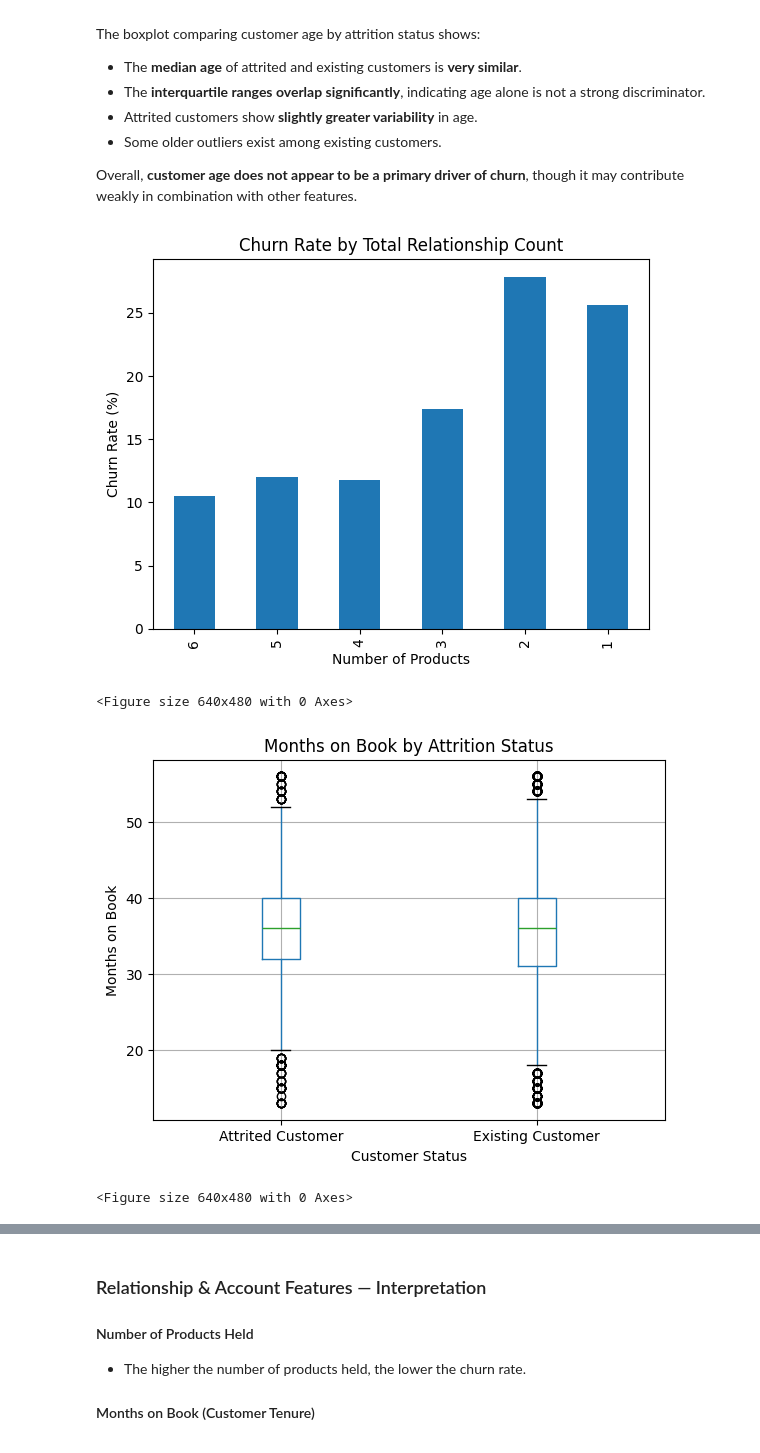
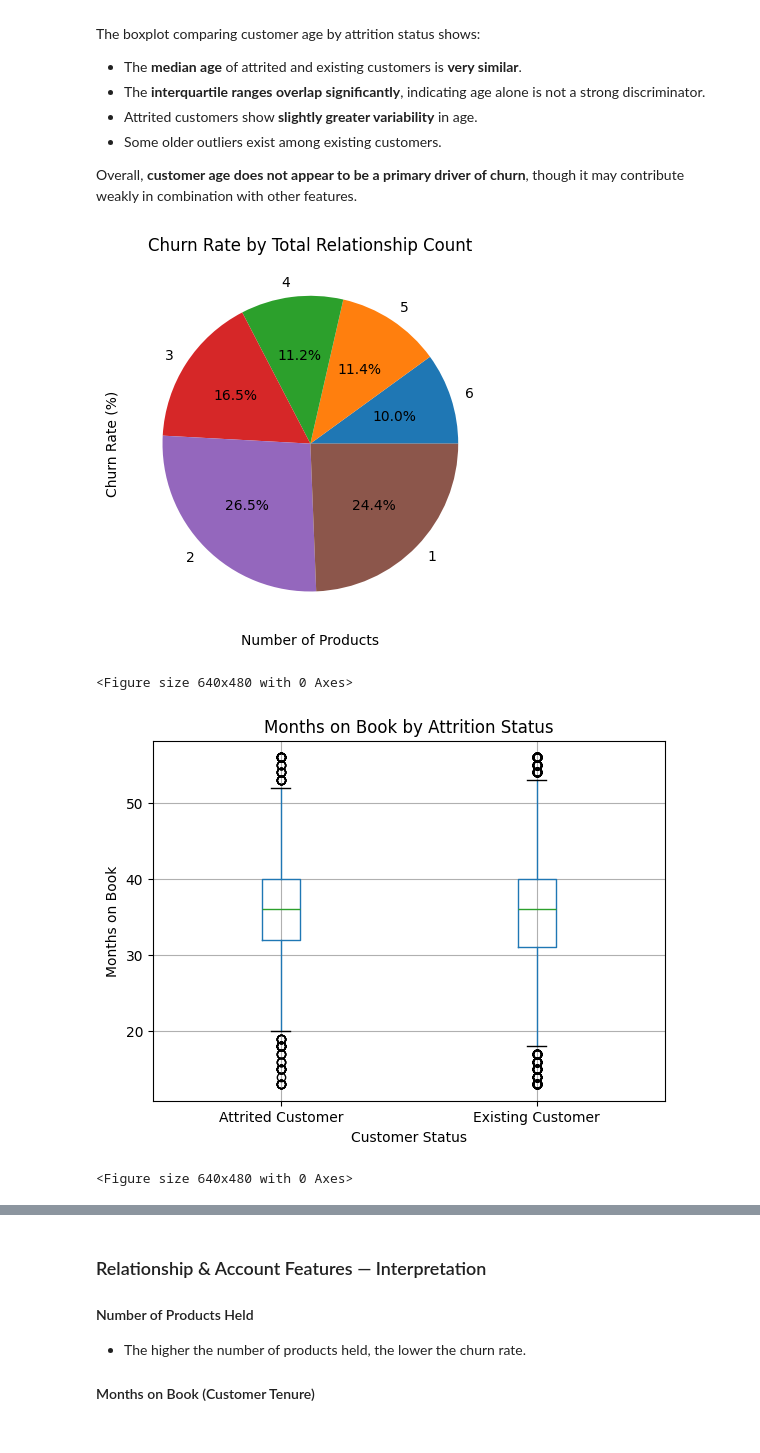
Before and after one commit to PPerezdeMadrid/ml-model, a Jupyter notebook: ChurnPredictor/02_EDA_Churn_predictor.ipynb, the cells around one changed output, grey strips where cells are left out. Cells and saved outputs as stored; diff of their text form; code cells hidden in the pictures.

```diff
--- a/ChurnPredictor/02_EDA_Churn_predictor.ipynb
+++ b/ChurnPredictor/02_EDA_Churn_predictor.ipynb
@@ -449,35 +449,36 @@ Overall, **customer age does not appear to be a primary driver of churn**, thoug
 # 4. Relationship & Account Features
 
 # Number of Products
 relationship_churn = churn_rate_by_category(df, "Total_Relationship_Count")
 relationship_churn = relationship_churn.sort_index(ascending=False)
 
 plt.figure()
-relationship_churn.plot(kind="bar")
+# relationship_churn.plot(kind="bar")
+relationship_churn.plot(kind="pie", autopct="%1.1f%%")
 plt.title("Churn Rate by Total Relationship Count")
 plt.xlabel("Number of Products")
 plt.ylabel("Churn Rate (%)")
 plt.show()
 
 # Months on Book
 plt.figure()
 df.boxplot(column="Months_on_book", by="Attrition_Flag")
 plt.title("Months on Book by Attrition Status")
 plt.suptitle("")
 plt.xlabel("Customer Status")
 plt.ylabel("Months on Book")
 plt.show()
 
 # Credit Limit
 plt.figure()
 df.boxplot(column="Credit_Limit", by="Attrition_Flag")
 plt.title("Credit Limit by Attrition Status")
 plt.suptitle("")
 plt.xlabel("Customer Status")
 plt.ylabel("Credit Limit")
 plt.show()
 # %% [output]
-[figure, old version]
+[figure, new version]
 <Figure size 640x480 with 0 Axes>
 [figure]
 <Figure size 640x480 with 0 Axes>
```
Also changed, not shown: parts of 3 cells of this notebook.
